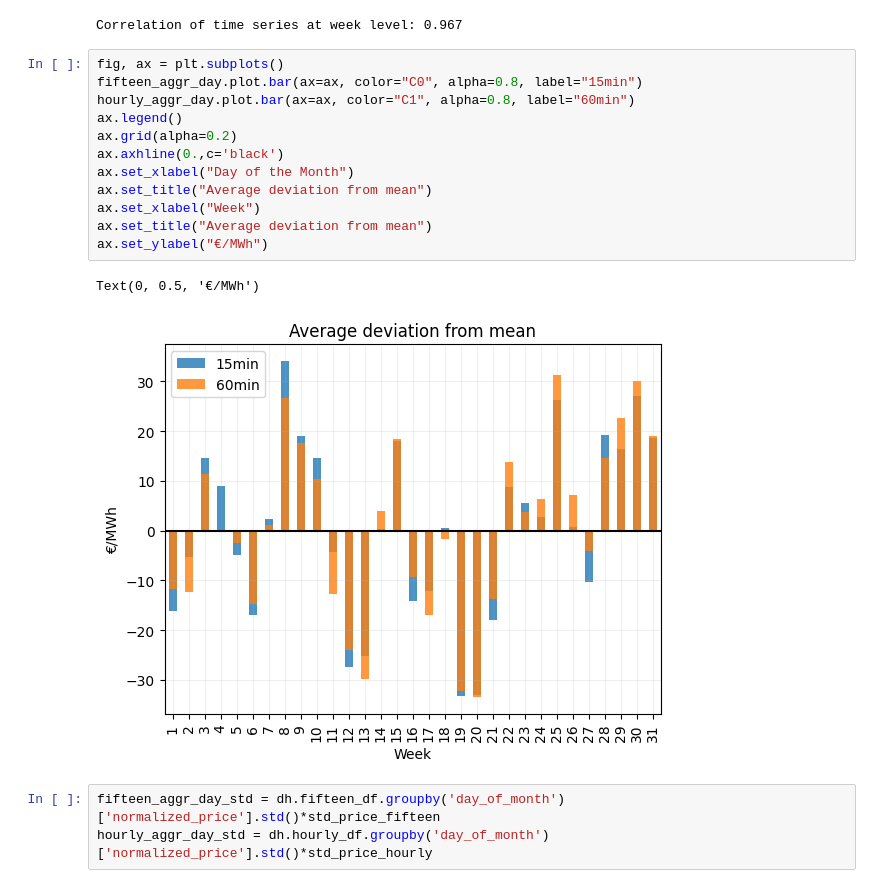
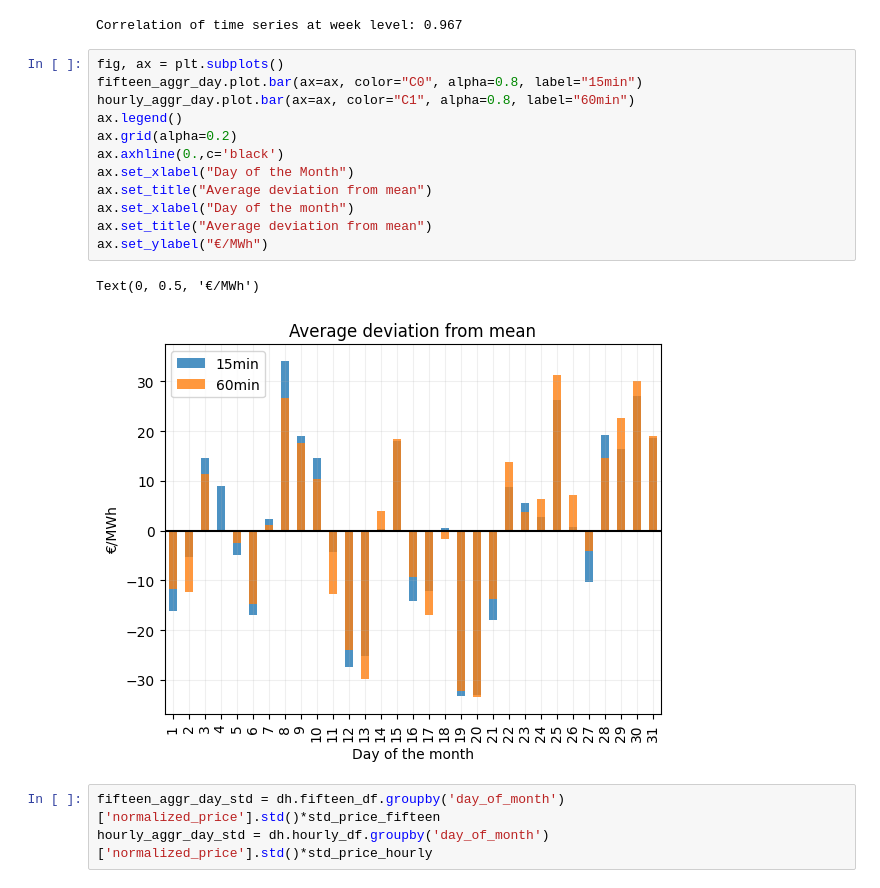
Before and after one commit to aturcati/battery-optimization, a Jupyter notebook: notebooks/0.0_price_timeseries_analysis.ipynb, the cells around one changed output. Drawn from its saved outputs; the diff is of its cells as text.

```diff
--- a/notebooks/0.0_price_timeseries_analysis.ipynb
+++ b/notebooks/0.0_price_timeseries_analysis.ipynb
@@ -199,18 +199,18 @@ Correlation of time series at week level: 0.967
 # %%
 fig, ax = plt.subplots()
 fifteen_aggr_day.plot.bar(ax=ax, color="C0", alpha=0.8, label="15min")
 hourly_aggr_day.plot.bar(ax=ax, color="C1", alpha=0.8, label="60min")
 ax.legend()
 ax.grid(alpha=0.2)
 ax.axhline(0.,c='black')
 ax.set_xlabel("Day of the Month")
 ax.set_title("Average deviation from mean")
-ax.set_xlabel("Week")
+ax.set_xlabel("Day of the month")
 ax.set_title("Average deviation from mean")
 ax.set_ylabel("€/MWh")
 # %% [output]
 Text(0, 0.5, '€/MWh')
-[figure, old version]
+[figure, new version]
 # %%
 fifteen_aggr_day_std = dh.fifteen_df.groupby('day_of_month')['normalized_price'].std()*std_price_fifteen
 hourly_aggr_day_std = dh.hourly_df.groupby('day_of_month')['normalized_price'].std()*std_price_hourly
```
Also changed, not shown: parts of 5 cells of this notebook.
